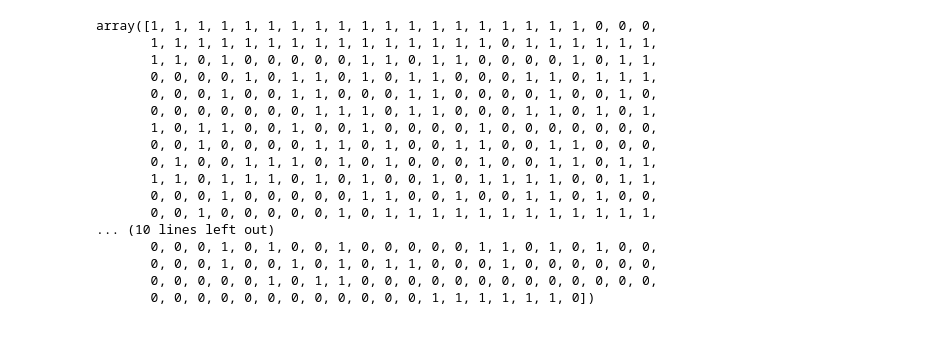
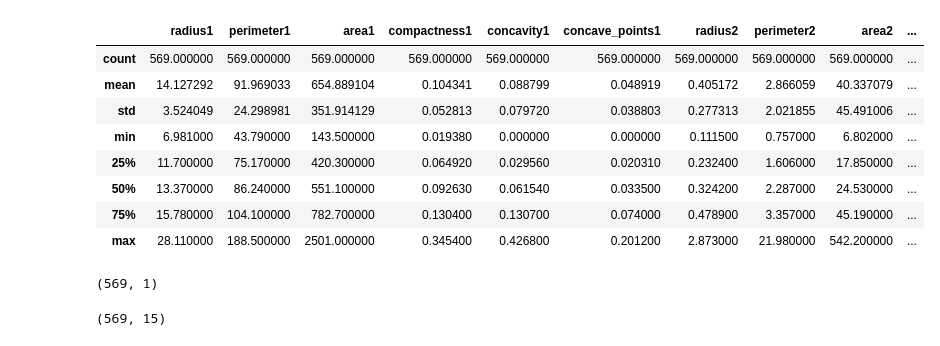
Before and after one commit to Richik01/CANCER-CELL-CLASSIFICATION-WEBAPP, a Jupyter notebook: src/model/model.ipynb, the cells around one changed output. Saved outputs shown, nothing was run; the diff lists cells and outputs as text; code cells hidden in the pictures.

```diff
--- a/src/model/model.ipynb
+++ b/src/model/model.ipynb
@@ -19 +23,13 @@ df.head()
+# %%
+df.describe()
+# %% [output]
+|  | radius1 | perimeter1 | area1 | compactness1 | concavity1 | concave_points1 | radius2 | perimeter2 | area2 | ... |
+| count | 569.000000 | 569.000000 | 569.000000 | 569.000000 | 569.000000 | 569.000000 | 569.000000 | 569.000000 | 569.000000 | ... |
+| mean | 14.127292 | 91.969033 | 654.889104 | 0.104341 | 0.088799 | 0.048919 | 0.405172 | 2.866059 | 40.337079 | ... |
+| std | 3.524049 | 24.298981 | 351.914129 | 0.052813 | 0.079720 | 0.038803 | 0.277313 | 2.021855 | 45.491006 | ... |
+| min | 6.981000 | 43.790000 | 143.500000 | 0.019380 | 0.000000 | 0.000000 | 0.111500 | 0.757000 | 6.802000 | ... |
+| 25% | 11.700000 | 75.170000 | 420.300000 | 0.064920 | 0.029560 | 0.020310 | 0.232400 | 1.606000 | 17.850000 | ... |
+| 50% | 13.370000 | 86.240000 | 551.100000 | 0.092630 | 0.061540 | 0.033500 | 0.324200 | 2.287000 | 24.530000 | ... |
+| 75% | 15.780000 | 104.100000 | 782.700000 | 0.130400 | 0.130700 | 0.074000 | 0.478900 | 3.357000 | 45.190000 | ... |
+| max | 28.110000 | 188.500000 | 2501.000000 | 0.345400 | 0.426800 | 0.201200 | 2.873000 | 21.980000 | 542.200000 | ... |
 # %%
@@ -22,22 +38,9 @@ train = df.drop(['Diagnosis'],axis=1)
-# %%
-test
-# %% [output]
-array([1, 1, 1, 1, 1, 1, 1, 1, 1, 1, 1, 1, 1, 1, 1, 1, 1, 1, 1, 0, 0, 0,
-       1, 1, 1, 1, 1, 1, 1, 1, 1, 1, 1, 1, 1, 1, 1, 0, 1, 1, 1, 1, 1, 1,
-       1, 1, 0, 1, 0, 0, 0, 0, 0, 1, 1, 0, 1, 1, 0, 0, 0, 0, 1, 0, 1, 1,
-       0, 0, 0, 0, 1, 0, 1, 1, 0, 1, 0, 1, 1, 0, 0, 0, 1, 1, 0, 1, 1, 1,
-       0, 0, 0, 1, 0, 0, 1, 1, 0, 0, 0, 1, 1, 0, 0, 0, 0, 1, 0, 0, 1, 0,
-       0, 0, 0, 0, 0, 0, 0, 1, 1, 1, 0, 1, 1, 0, 0, 0, 1, 1, 0, 1, 0, 1,
-       1, 0, 1, 1, 0, 0, 1, 0, 0, 1, 0, 0, 0, 0, 1, 0, 0, 0, 0, 0, 0, 0,
-       0, 0, 1, 0, 0, 0, 0, 1, 1, 0, 1, 0, 0, 1, 1, 0, 0, 1, 1, 0, 0, 0,
-       0, 1, 0, 0, 1, 1, 1, 0, 1, 0, 1, 0, 0, 0, 1, 0, 0, 1, 1, 0, 1, 1,
-       1, 1, 0, 1, 1, 1, 0, 1, 0, 1, 0, 0, 1, 0, 1, 1, 1, 1, 0, 0, 1, 1,
-       0, 0, 0, 1, 0, 0, 0, 0, 0, 1, 1, 0, 0, 1, 0, 0, 1, 1, 0, 1, 0, 0,
-       0, 0, 1, 0, 0, 0, 0, 0, 1, 0, 1, 1, 1, 1, 1, 1, 1, 1, 1, 1, 1, 1,
-... (10 lines left out)
-       0, 0, 0, 1, 0, 1, 0, 0, 1, 0, 0, 0, 0, 0, 1, 1, 0, 1, 0, 1, 0, 0,
-       0, 0, 0, 1, 0, 0, 1, 0, 1, 0, 1, 1, 0, 0, 0, 1, 0, 0, 0, 0, 0, 0,
-       0, 0, 0, 0, 0, 1, 0, 1, 1, 0, 0, 0, 0, 0, 0, 0, 0, 0, 0, 0, 0, 0,
-       0, 0, 0, 0, 0, 0, 0, 0, 0, 0, 0, 0, 1, 1, 1, 1, 1, 1, 0])
+# %%
+y = y.reshape(-1,1)
+y.shape
+# %% [output]
+(569, 1)
 # %%
-train.shape
+X.shape
+# %% [output]
+(569, 15)
```
Also changed, not shown: parts of 23 cells of this notebook, 11 other files.
